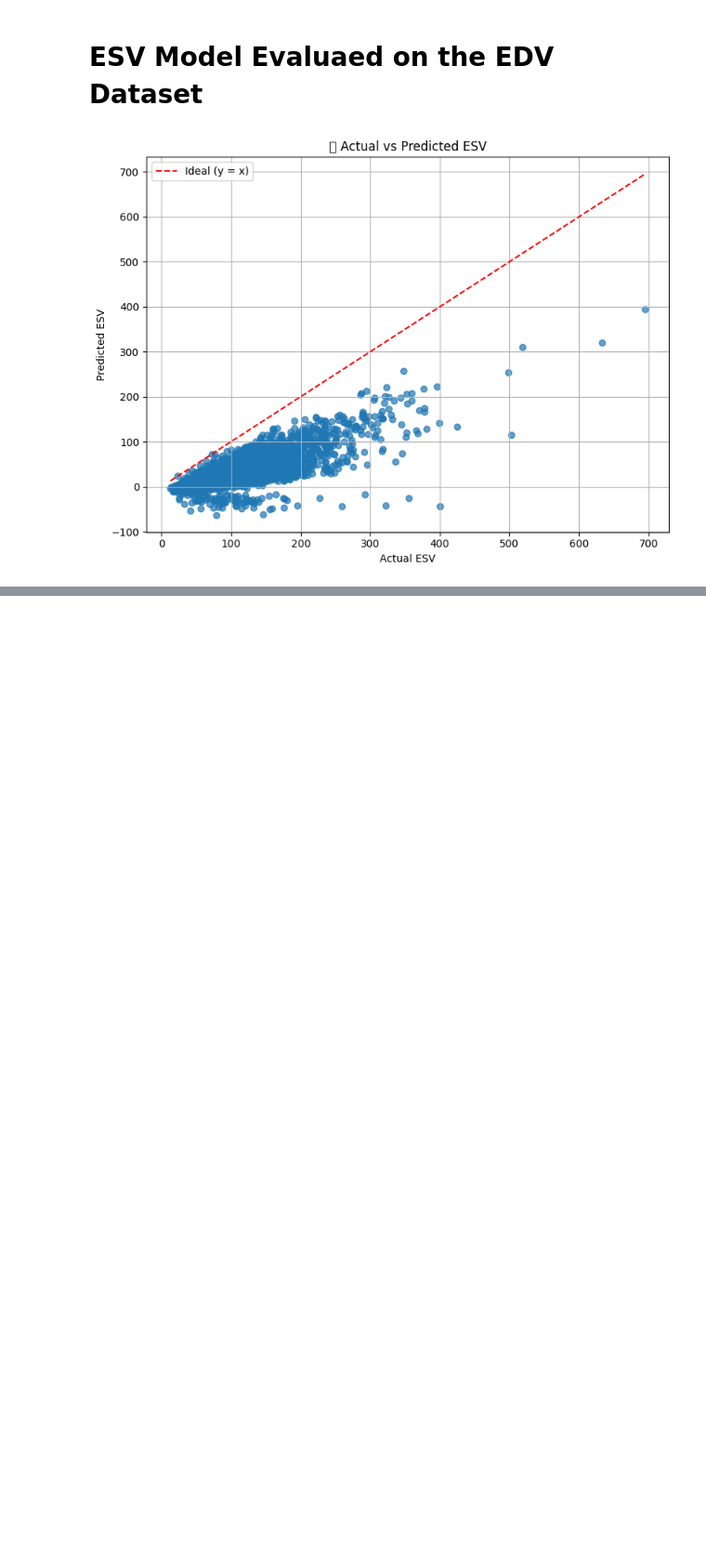
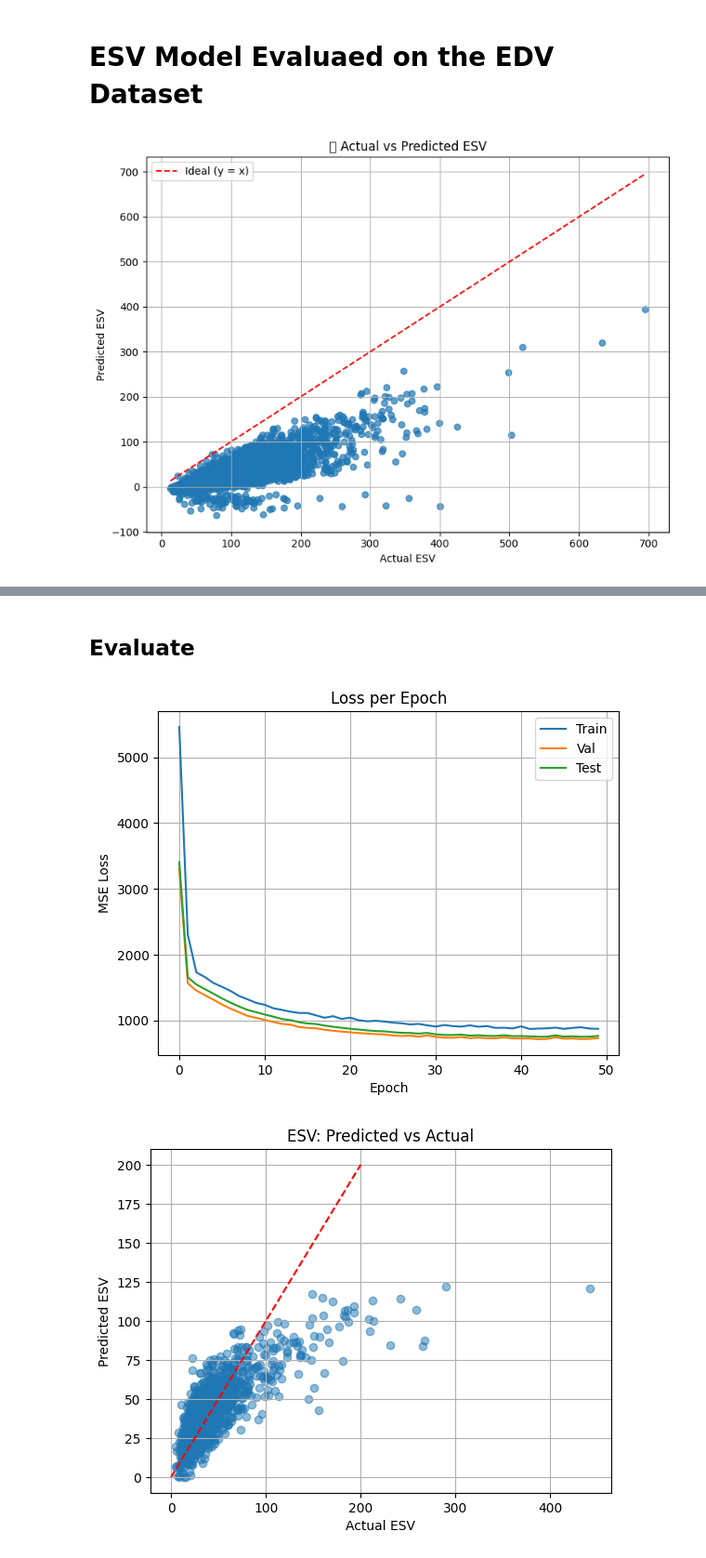
Before and after one commit to abdullah-mansoor3/ecocardiogram-ef-prediction, a Jupyter notebook: notebooks/train-resnet-regressor.ipynb, the cells around one changed output, grey strips where cells are left out. Shown at 93% size. Saved outputs shown, nothing was run; the diff lists cells and outputs as text; code cells hidden in the pictures; blank space fills up the shorter version.

Commit message:
Trained Combined ResNet for esv and edv prediction

```diff
--- a/notebooks/train-resnet-regressor.ipynb
+++ b/notebooks/train-resnet-regressor.ipynb
@@ -579,0 +609,20 @@ plt.show()
+# %%
+import yaml
+import numpy as np
+from pathlib import Path
+
+
+# Create a dict that’s YAML-serializable
+stats = {
+    'kp_mean': kp_mean.tolist(),
+    'kp_std':  kp_std.tolist(),
+    'area_mean': float(area_mean),
+    'area_std':  float(area_std),
+}
+
+# Write to stats.yaml
+out_path = Path("input_stats.yaml")
+with out_path.open('w') as f:
+    yaml.safe_dump(stats, f, default_flow_style=False)
+
+print(f"Saved normalization stats to {out_path.resolve()}")
@@ -579,0 +867,55 @@ plt.show()
+# %% [markdown]
+## Evaluate
+# %%
+
+# ─── PLOT LOSSES ───────────────────────────────────────────────────────────────
+plt.plot(train_losses, label="Train")
+plt.plot(val_losses, label="Val")
+plt.plot(test_losses, label="Test")
+plt.xlabel("Epoch")
+plt.ylabel("MSE Loss")
+plt.title("Loss per Epoch")
+plt.legend()
+plt.grid(True)
+plt.show()
+
+# ─── FINAL PRED VS ACTUAL ──────────────────────────────────────────────────────
+all_preds = []
+all_targets = []
+
+model.eval()
+with torch.no_grad():
+    for (img_esv, area_esv, kp_esv, img_edv, area_edv, kp_edv), targets in test_loader:
+        img_esv, area_esv, kp_esv = img_esv.to(DEVICE), area_esv.to(DEVICE), kp_esv.to(DEVICE)
+        img_edv, area_edv, kp_edv = img_edv.to(DEVICE), area_edv.to(DEVICE), kp_edv.to(DEVICE)
+        targets = targets.to(DEVICE)
+
+        preds = model(img_esv, area_esv, kp_esv, img_edv, area_edv, kp_edv)
+        all_preds.append(preds.cpu())
+        all_targets.append(targets.cpu())
+
+all_preds = torch.cat(all_preds, dim=0).numpy()
+all_targets = torch.cat(all_targets, dim=0).numpy()
+
+# ─── Plot ESV ──────────────────────────────────────────────────────────────────
+plt.figure()
+plt.scatter(all_targets[:, 0], all_preds[:, 0], alpha=0.5)
+plt.xlabel("Actual ESV")
+plt.ylabel("Predicted ESV")
+plt.title("ESV: Predicted vs Actual")
+plt.grid(True)
+plt.plot([0, 200], [0, 200], 'r--')
+plt.show()
+
+# ─── Plot EDV ──────────────────────────────────────────────────────────────────
+plt.figure()
+plt.scatter(all_targets[:, 1], all_preds[:, 1], alpha=0.5)
+plt.xlabel("Actual EDV")
+plt.ylabel("Predicted EDV")
+plt.title("EDV: Predicted vs Actual")
+plt.grid(True)
+plt.plot([0, 200], [0, 200], 'r--')
+plt.show()
+# %% [output]
+[figure, added]
+[figure, added]
```
Also changed, not shown: parts of 28 cells of this notebook, 5 other files.
